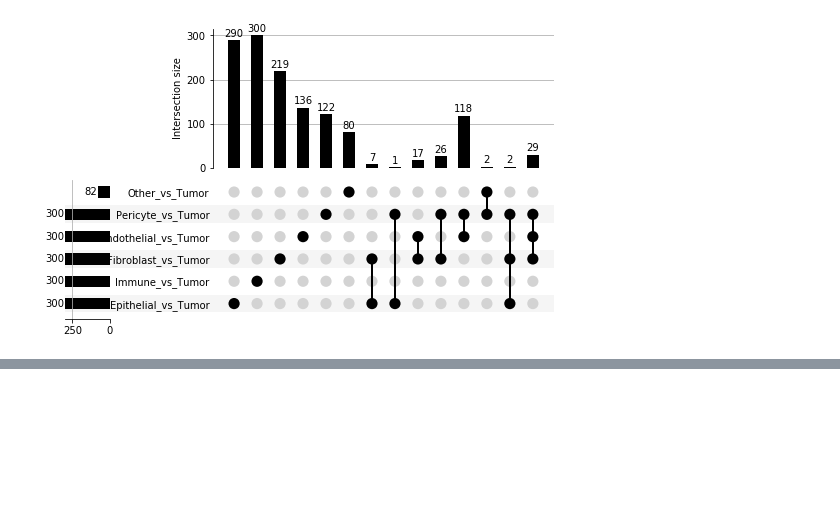
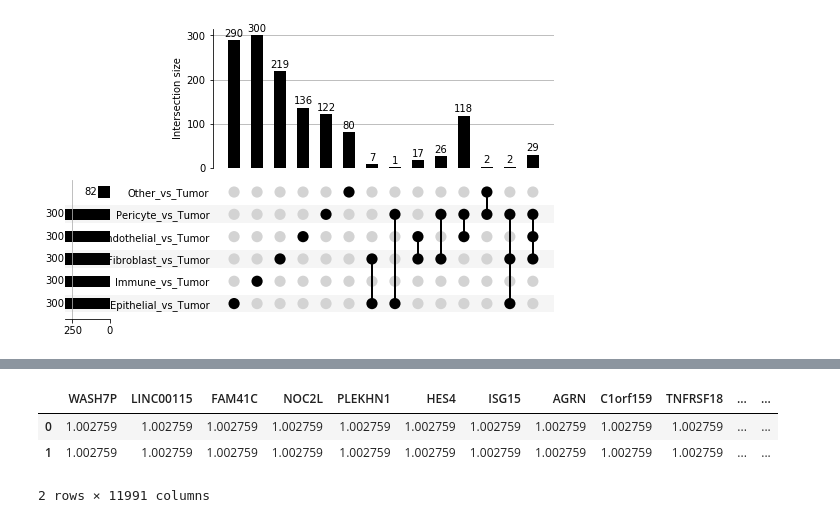
Before and after one commit to BIMSBbioinfo/ikarus, a Jupyter notebook: tutorial.ipynb, the cells around one changed output, grey strips where cells are left out. Cells and saved outputs as stored; diff of their text form; code cells hidden in the pictures; blank space fills up the shorter version.

```diff
--- a/tutorial.ipynb
+++ b/tutorial.ipynb
@@ -404,0 +416,13 @@ gene_list.save_gmt([tumor_genes, normal_genes], ["Tumor", "Normal"], out_dir="ou
+# %%
+cnv_path = Path("/local/jdohmen/ikarus/data/cnv/inferCNV/out/tirosh/infercnv.observations.txt")
+cnv = pd.read_csv(cnv_path, sep=' ')
+cnv.columns = cnv.columns.astype('int')
+cnv.sort_index(axis=1, inplace=True)
+cnv = cnv.T
+# %%
+cnv.head(2)
+# %% [output]
+|  | WASH7P | LINC00115 | FAM41C | NOC2L | PLEKHN1 | HES4 | ISG15 | AGRN | C1orf159 | TNFRSF18 | ... | ... |
+| 0 | 1.002759 | 1.002759 | 1.002759 | 1.002759 | 1.002759 | 1.002759 | 1.002759 | 1.002759 | 1.002759 | 1.002759 | ... | ... |
+| 1 | 1.002759 | 1.002759 | 1.002759 | 1.002759 | 1.002759 | 1.002759 | 1.002759 | 1.002759 | 1.002759 | 1.002759 | ... | ... |
+2 rows × 11991 columns
```
Also changed, not shown: parts of 9 cells of this notebook.
